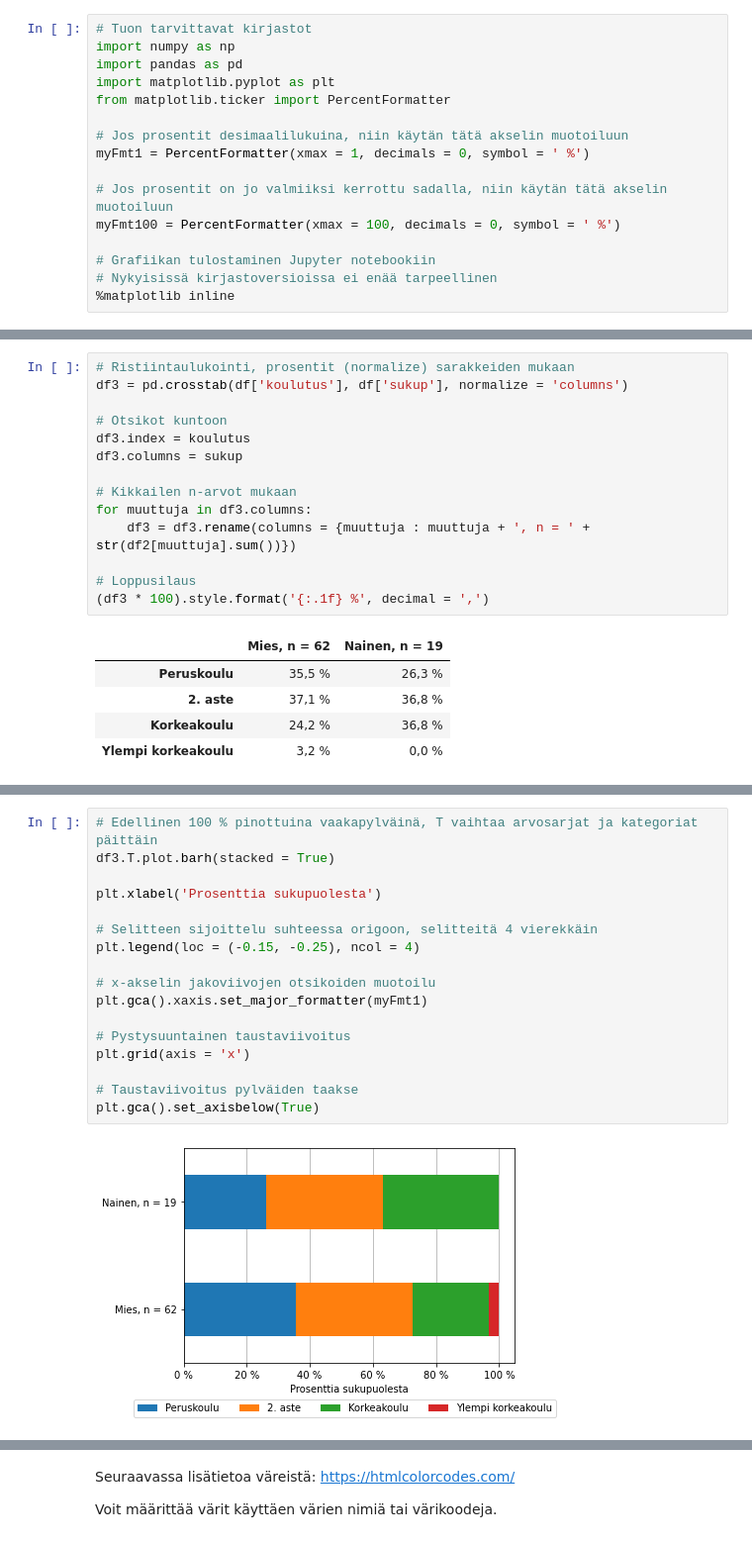
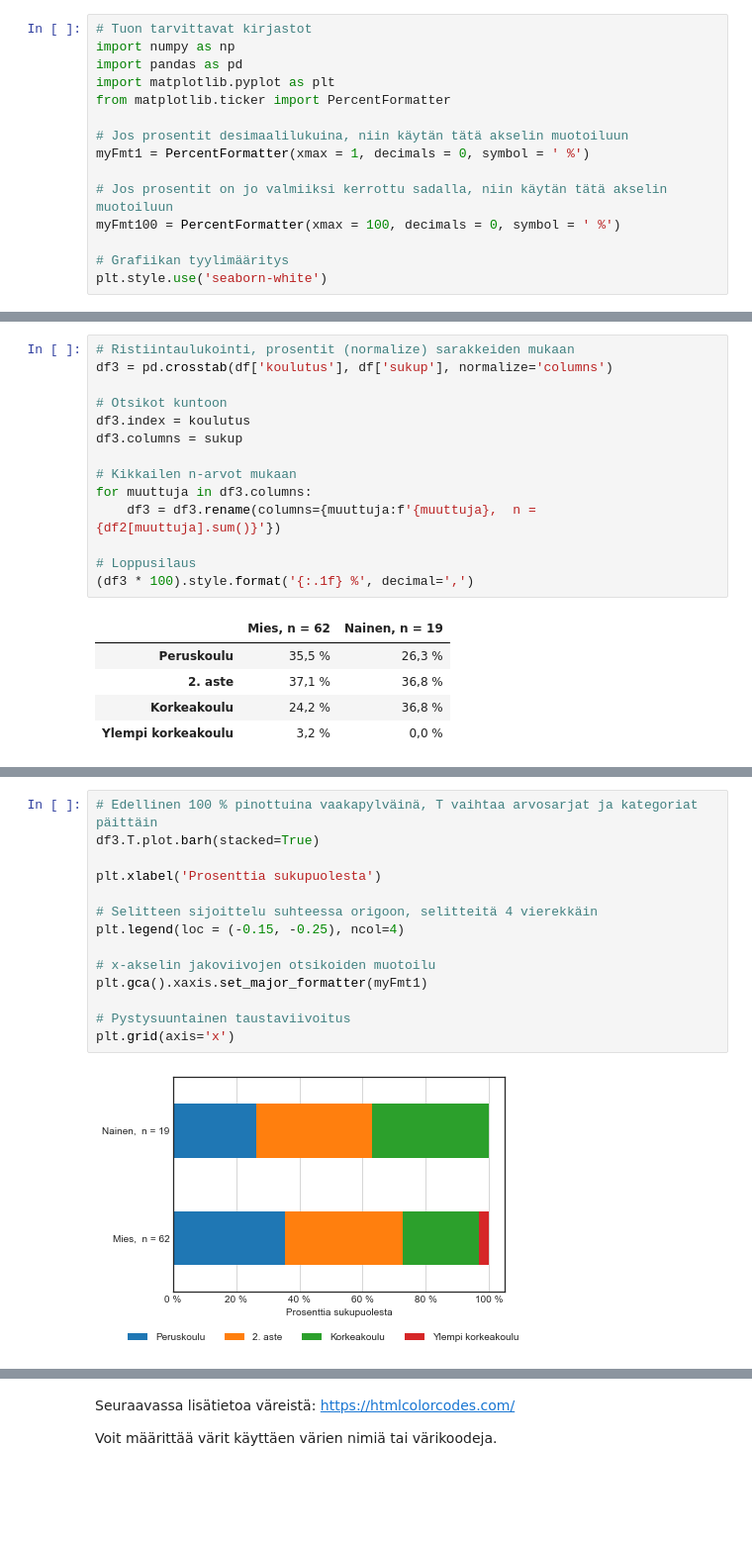
Before and after one commit to taanila/selittava, a Jupyter notebook: lukumaaria.ipynb, the cells around one changed output, grey strips where cells are left out. Shown: that part at 99% size. Saved outputs shown, nothing was run; the diff lists cells and outputs as text; blank space fills up the shorter version.

```diff
--- a/lukumaaria.ipynb
+++ b/lukumaaria.ipynb
@@ -20,8 +20,7 @@ myFmt1 = PercentFormatter(xmax = 1, decimals = 0, symbol = ' %')
 # Jos prosentit on jo valmiiksi kerrottu sadalla, niin käytän tätä akselin muotoiluun
 myFmt100 = PercentFormatter(xmax = 100, decimals = 0, symbol = ' %')
 
-# Grafiikan tulostaminen Jupyter notebookiin
-# Nykyisissä kirjastoversioissa ei enää tarpeellinen
-%matplotlib inline
+# Grafiikan tyylimääritys
+plt.style.use('seaborn-white')
 # %%
 df = pd.read_excel('https://taanila.fi/data1.xlsx')
@@ -110,7 +112,7 @@ df2
 | Ylempi korkeakoulu | 2 | 0 |
 # %%
 # Ristiintaulukointi, prosentit (normalize) sarakkeiden mukaan
-df3 = pd.crosstab(df['koulutus'], df['sukup'], normalize = 'columns')
+df3 = pd.crosstab(df['koulutus'], df['sukup'], normalize='columns')
 
 # Otsikot kuntoon
 df3.index = koulutus
@@ -118,10 +120,10 @@ df3.columns = sukup
 
 # Kikkailen n-arvot mukaan
 for muuttuja in df3.columns:
-    df3 = df3.rename(columns = {muuttuja : muuttuja + ', n = ' + str(df2[muuttuja].sum())})
+    df3 = df3.rename(columns={muuttuja:f'{muuttuja},  n = {df2[muuttuja].sum()}'})
 
 # Loppusilaus
-(df3 * 100).style.format('{:.1f} %', decimal = ',')
+(df3 * 100).style.format('{:.1f} %', decimal=',')
 # %% [output]
 |  | Mies, n = 62 | Nainen, n = 19 |
 | Peruskoulu | 35,5 % | 26,3 % |
@@ -147,20 +146,17 @@ plt.gca().set_axisbelow(True)
 # %%
 # Edellinen 100 % pinottuina vaakapylväinä, T vaihtaa arvosarjat ja kategoriat päittäin
-df3.T.plot.barh(stacked = True)
+df3.T.plot.barh(stacked=True)
 
 plt.xlabel('Prosenttia sukupuolesta')
 
 # Selitteen sijoittelu suhteessa origoon, selitteitä 4 vierekkäin
-plt.legend(loc = (-0.15, -0.25), ncol = 4)
+plt.legend(loc = (-0.15, -0.25), ncol=4)
 
 # x-akselin jakoviivojen otsikoiden muotoilu
 plt.gca().xaxis.set_major_formatter(myFmt1)
 
 # Pystysuuntainen taustaviivoitus
-plt.grid(axis = 'x')
-
-# Taustaviivoitus pylväiden taakse
-plt.gca().set_axisbelow(True)
+plt.grid(axis='x')
 # %% [output]
-[figure, old version]
+[figure, new version]
 # %% [markdown]
```
Also changed, not shown: parts of 28 cells of this notebook.
